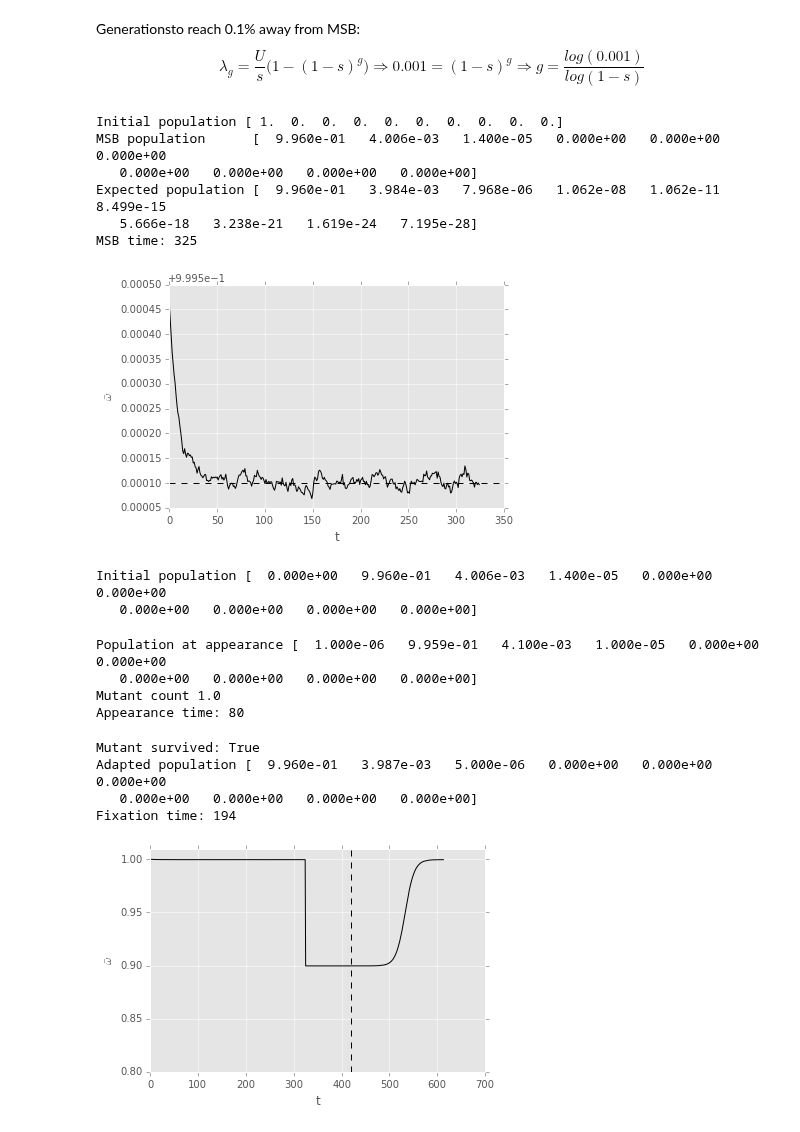
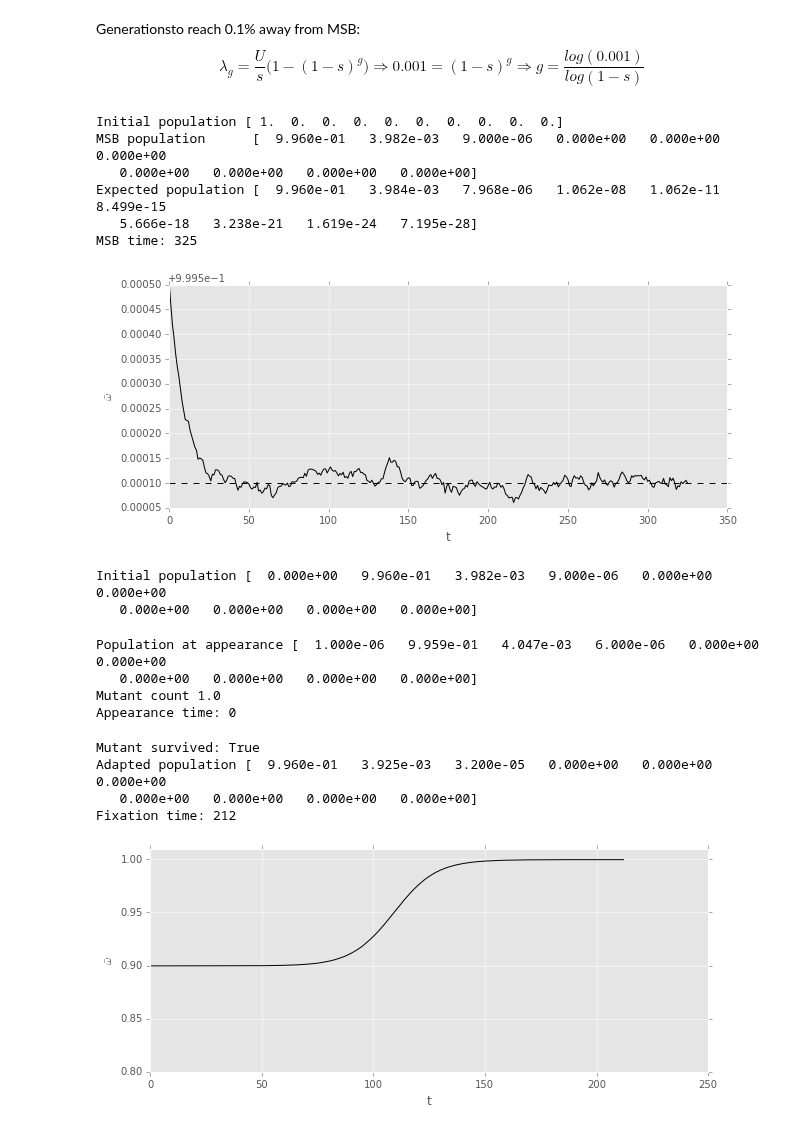
Before and after one commit to yoavram/mamba, a Jupyter notebook: simarba/adaptation model.ipynb, the cells around one changed output. Cells and saved outputs as stored; diff of their text form; code cells hidden in the pictures.

Commit message:
evolve returns time series

```diff
--- a/simarba/adaptation model.ipynb
+++ b/simarba/adaptation model.ipynb
@@ -33,8 +33,9 @@ assert (S * (ones((G,G)) - eye(G)) == 0).all(), "Non main diagonal elements must
 
 p0 = None
 # %%
-def evolve(p, stop):
-    t = 0
+def evolve(t, p, stop):
+    W = [p.dot(w)]
+    P = [p]
     while stop(t,p):
         p = S.dot(p)
         p = dM.dot(p)
@@ -45,11 +46,9 @@ def evolve(p, stop):
             p = multinomial(N, p) / float(N)
         assert allclose(p.sum(), 1), "frequencies vector must sum to one"
         t += 1
-        if W != None:
-            W.append(p.dot(w))
-        if p0 != None:
-            p0.append(p[0])
-    return t,p
+        W.append(p.dot(w))
+        P.append(p)
+    return t,P,W
 # %% [markdown]
 Generationsto reach 0.1% away from MSB:
 $$
@@ -57,68 +56,71 @@ $$
 0.001 = (1-s)^g \Rightarrow
 g = \frac{log(0.001)}{log(1-s)}
 $$
+# %%
+def generate_MSB():
+    ## initialize
+    MSB_ticks = int(log(0.001) / log(1 - s)) * 5
+    p = zeros(G)
+    p[0] = 1.
+    print "Initial population", p
+
+    ## MSB
+    return evolve(0, p, lambda t,p: t < MSB_ticks)
 # %%
-## initialize
-MSB_ticks = int(log(0.001) / log(1 - s)) * 5
-W = []
-p = zeros(G)
-p[0] = 1.
-print "Initial population", p
-
-## MSB
-t,p = evolve(p, lambda t,p: t < MSB_ticks)
-
-print "MSB population     ", p
+t,P,W = generate_MSB()
+print "MSB population     ", P[-1]
 print "Expected population", stats.poisson(U/s).pmf(arange(G))
 print "MSB time:", t
 plot(range(len(W)), W, 'k')
 axhline(y=exp(-U), color='k', ls='--')
 xlabel('t')
 ylabel(r'$\bar{\omega}$');
 # %% [output]
 Initial population [ 1.  0.  0.  0.  0.  0.  0.  0.  0.  0.]
-MSB population      [  9.960e-01   4.006e-03   1.400e-05   0.000e+00   0.000e+00   0.000e+00
+MSB population      [  9.960e-01   3.982e-03   9.000e-06   0.000e+00   0.000e+00   0.000e+00
    0.000e+00   0.000e+00   0.000e+00   0.000e+00]
 Expected population [  9.960e-01   3.984e-03   7.968e-06   1.062e-08   1.062e-11   8.499e-15
    5.666e-18   3.238e-21   1.619e-24   7.195e-28]
 MSB time: 325
-[figure, old version]
+[figure, new version]
 # %%
 ## change environment
+p = P[-1]
 p[1:] = p[:-1]
 p[0] = 0
 print "Initial population", p
 # %% [output]
-Initial population [  0.000e+00   9.960e-01   4.006e-03   1.400e-05   0.000e+00   0.000e+00
+Initial population [  0.000e+00   9.960e-01   3.982e-03   9.000e-06   0.000e+00   0.000e+00
    0.000e+00   0.000e+00   0.000e+00   0.000e+00]
 # %%
 ## Wait for beneficial mutation
-t,p = evolve(p, lambda t,p: p[0] == 0)
-print "Population at appearance", p
-print "Mutant count", p[0]*N
-print "Appearance time:", t
+t0 = t
+t,P,W = evolve(t0, p, lambda t,p: p[0] == 0)
+print "Population at appearance", P[-1]
+print "Mutant count", P[-1][0]*N
+print "Appearance time:", t-t0
 # %% [output]
-Population at appearance [  1.000e-06   9.959e-01   4.100e-03   1.000e-05   0.000e+00   0.000e+00
+Population at appearance [  1.000e-06   9.959e-01   4.047e-03   6.000e-06   0.000e+00   0.000e+00
    0.000e+00   0.000e+00   0.000e+00   0.000e+00]
 Mutant count 1.0
-Appearance time: 80
+Appearance time: 0
 # %%
 ## fixation or extinction of mutant
-p0 = []
 pfix = exp(-U/s)
-t,p = evolve(p, lambda t,p: 0 < p[0] < pfix)
-print "Mutant survived:", p[0] > 0
-print "Adapted population", p
-print "Fixation time:", t
+t0 = t
+p = P[-1]
+t,P,W = evolve(t0, p, lambda t,p: 0 < p[0] < pfix)
+print "Mutant survived:", P[-1][0] > 0
+print "Adapted population", P[-1]
+print "Fixation time:", t-t0
 plot(range(len(W)), W, 'k')
 ylim(0.8,1.01)
-axvline(x=len(W)-t, color='k', ls='--')
 xlabel('t')
 ylabel(r'$\bar{\omega}$');
 # %% [output]
 Mutant survived: True
-Adapted population [  9.960e-01   3.987e-03   5.000e-06   0.000e+00   0.000e+00   0.000e+00
+Adapted population [  9.960e-01   3.925e-03   3.200e-05   0.000e+00   0.000e+00   0.000e+00
    0.000e+00   0.000e+00   0.000e+00   0.000e+00]
-Fixation time: 194
+Fixation time: 212
-[figure, old version]
+[figure, new version]
 # %%
```
Also changed, not shown: parts of 2 cells of this notebook.
